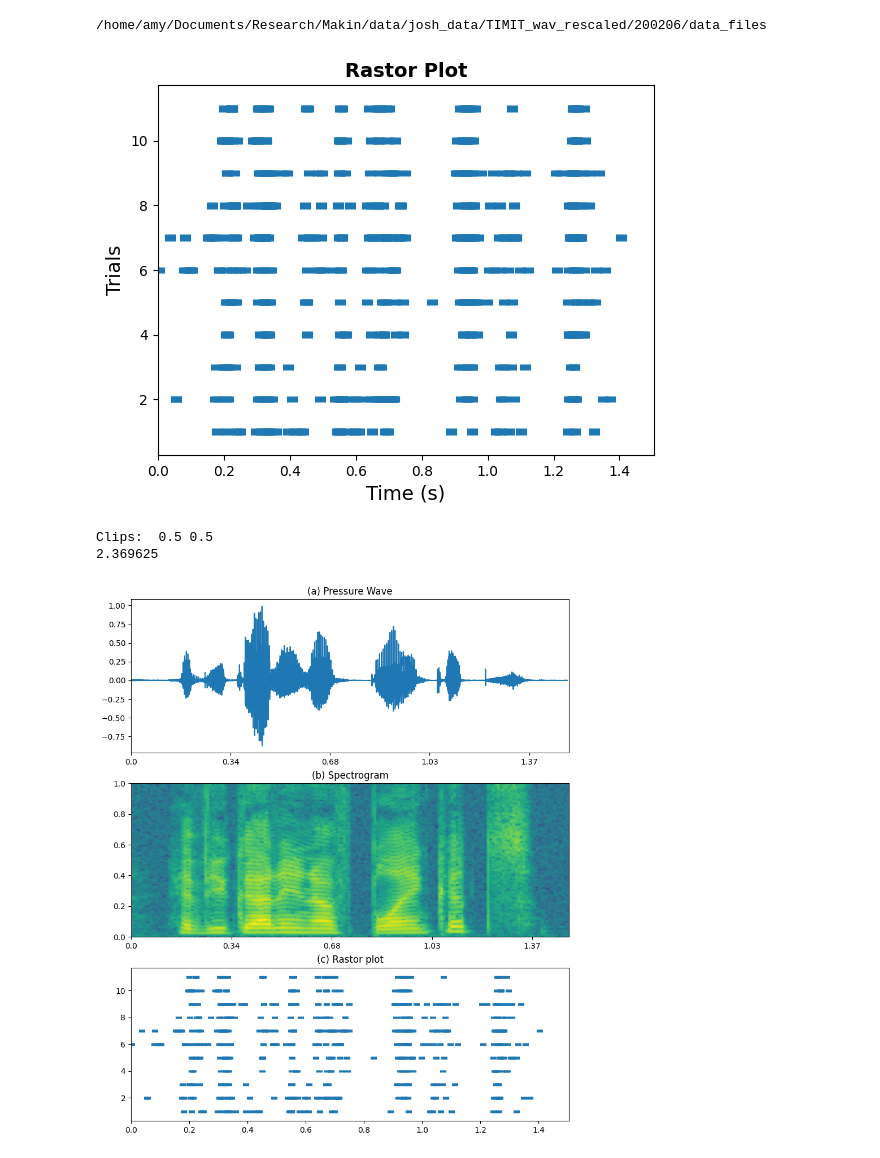
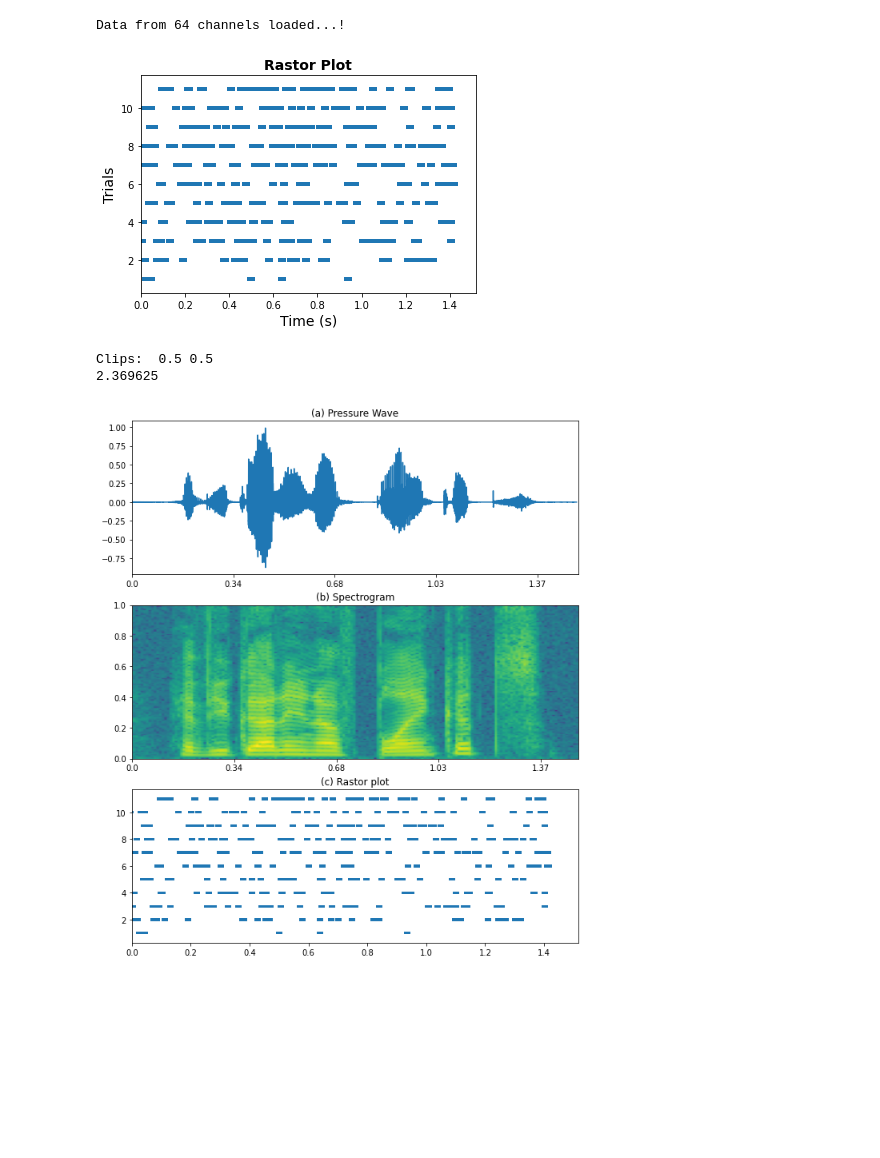
Before and after one commit to bilalhsp/Auditory_Cortex, a Jupyter notebook: plots.ipynb, the cells around one changed output. Saved outputs shown, nothing was run; the diff lists cells and outputs as text; code cells hidden in the pictures; blank space fills up the shorter version.

```diff
--- a/plots.ipynb
+++ b/plots.ipynb
@@ -1,32 +1,34 @@
 # %%
 import numpy as np
+
 from Dataset import Neural_Data
 
-neural_data = Neural_Data('/home/amy/Documents/Research/Makin/data/josh_data/TIMIT_wav_rescaled',"200206")
+
+neural_data = Neural_Data('/Users/akshita/Documents/Research/Makin/data',"200213")
 # %% [output]
-/home/amy/Documents/Research/Makin/data/josh_data/TIMIT_wav_rescaled/200206/data_files
+Data from 64 channels loaded...!
 # %%
 import matplotlib.pyplot as plt
 spikes = {}
 max_time = 0
 sent=12
-ch=3
+ch=
 
 trials = neural_data.get_trials(sent=12)
 for i, tr in enumerate(trials):
     spikes[i] = neural_data.retrieve_spike_times(sent=12, trial=tr)[ch]
     mx = np.amax(spikes[i], axis=0)
     if mx > max_time:
         max_time = mx
     #print(spikes[i].shape)
     plt.eventplot(spikes[i], lineoffsets=i+1, linelengths=0.2, linestyles='-', linewidths=8)
 plt.xlim(0,max_time+0.1)
 plt.xlabel('Time (s)', fontsize=14)
 plt.ylabel('Trials', fontsize=14)
 plt.title(f"Rastor Plot", fontsize=14, fontweight='bold')
 plt.show()
 # %% [output]
-[figure, old version]
+[figure, new version]
 # %%
 
 import matplotlib.pyplot as plt
@@ -102,4 +104,4 @@ plt.show()
 # %% [output]
 Clips:  0.5 0.5
 2.369625
-[figure, old version]
+[figure, new version]
```
Also changed, not shown: 2 other files.
